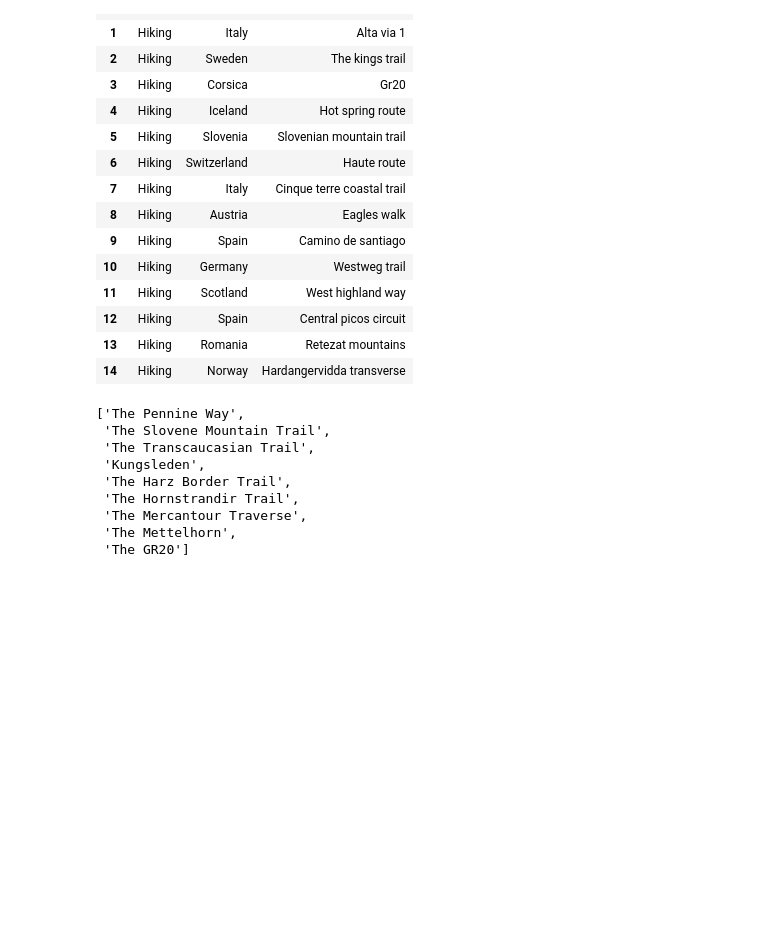
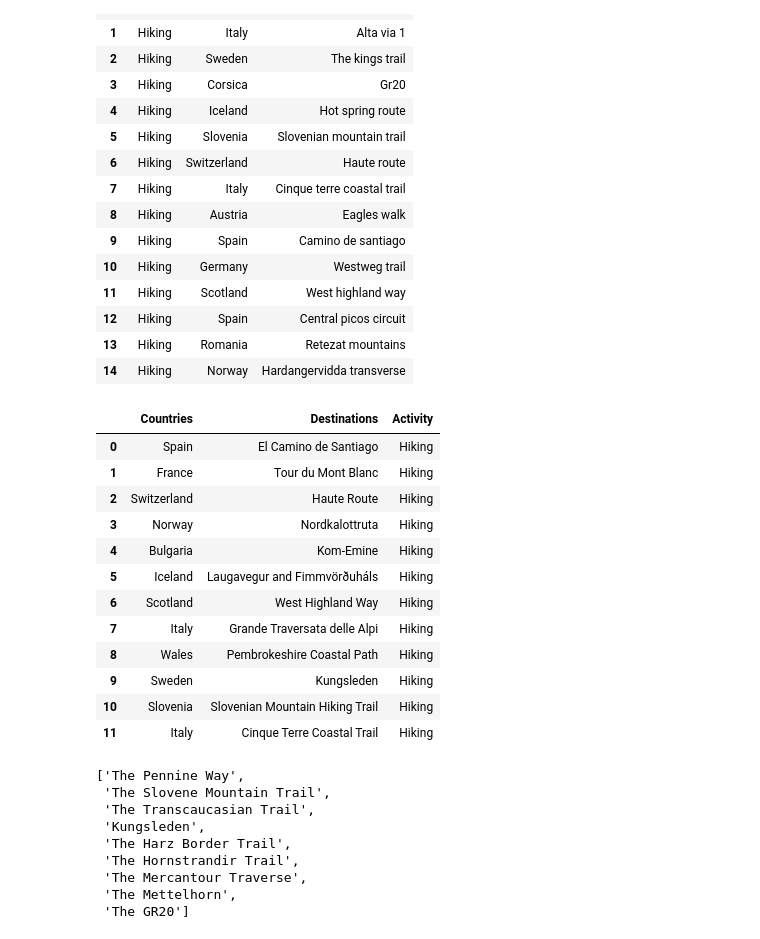
Before and after one commit to elpsykanga/lab_3_api_and_webscrape, a Jupyter notebook: hiking_data.ipynb, the cells around one changed output. Cells and saved outputs as stored; diff of their text form; code cells hidden in the pictures; blank space fills up the shorter version.

```diff
--- a/hiking_data.ipynb
+++ b/hiking_data.ipynb
@@ -39,0 +39,21 @@ timt = soup_list[4]
+# %%
+loc=['Spain,El Camino de Santiago',
+'France,Tour du Mont Blanc',
+'Switzerland,Haute Route',
+'Norway,Nordkalottruta',
+'Bulgaria,Kom-Emine',
+'Iceland,Laugavegur and Fimmvörðuháls',
+'Scotland,West Highland Way',
+'Italy,Grande Traversata delle Alpi',
+'Wales,Pembrokeshire Coastal Path',
+'Sweden,Kungsleden',
+'Slovenia,Slovenian Mountain Hiking Trail',
+'Italy,Cinque Terre Coastal Trail']
+plac=[plac.split(',') for plac in loc]
+# %%
+countries = []
+places = []
+for i in plac:
+    countries.append(i[0])
+    places.append(i[1])
+data1 = pd.DataFrame({'Countries':countries,'Destinations':places})
@@ -162,4 +187,4 @@ countries=[(re.sub('\s','',i)).capitalize() for i in countries]
 places=[re.sub('\s$','',e) for e in places]
 # %%
 data4=pd.DataFrame({'Countries':countries,'Destination':places})
-data4
+data4['Activity']='Hiking'
@@ -202,6 +210,23 @@ data4
 | 12 | Hiking | Spain | Central picos circuit |
 | 13 | Hiking | Romania | Retezat mountains |
 | 14 | Hiking | Norway | Hardangervidda transverse |
+# %%
+data4.rename(columns={'Destination':'Destinations'},inplace=True)
+data4
+# %% [output]
+|  | Countries | Destinations | Activity |
+| 0 | Spain | El Camino de Santiago | Hiking |
+| 1 | France | Tour du Mont Blanc | Hiking |
+| 2 | Switzerland | Haute Route | Hiking |
+| 3 | Norway | Nordkalottruta | Hiking |
+| 4 | Bulgaria | Kom-Emine | Hiking |
+| 5 | Iceland | Laugavegur and Fimmvörðuháls | Hiking |
+| 6 | Scotland | West Highland Way | Hiking |
+| 7 | Italy | Grande Traversata delle Alpi | Hiking |
+| 8 | Wales | Pembrokeshire Coastal Path | Hiking |
+| 9 | Sweden | Kungsleden | Hiking |
+| 10 | Slovenia | Slovenian Mountain Hiking Trail | Hiking |
+| 11 | Italy | Cinque Terre Coastal Trail | Hiking |
 # %%
 ## timeout
 loc = timt.find_all('h3',attrs={'class':'_h3_cuogz_1'})
```
Also changed, not shown: parts of 18 cells of this notebook, 1 other file.
